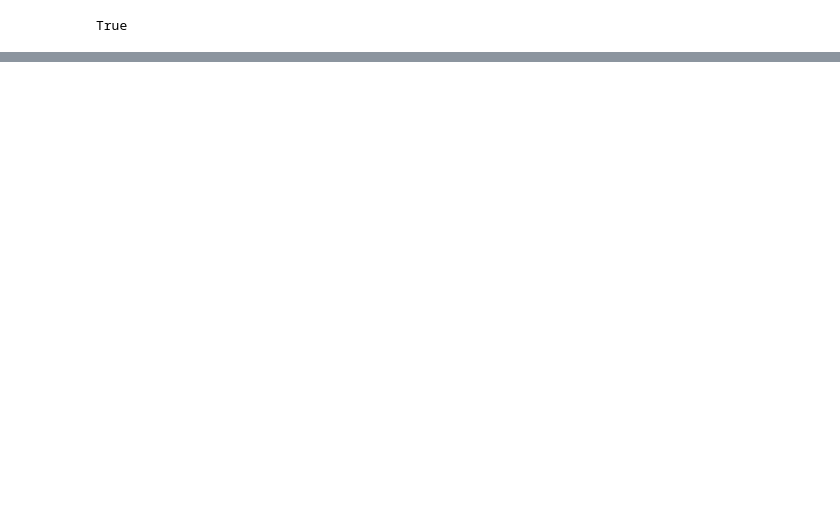
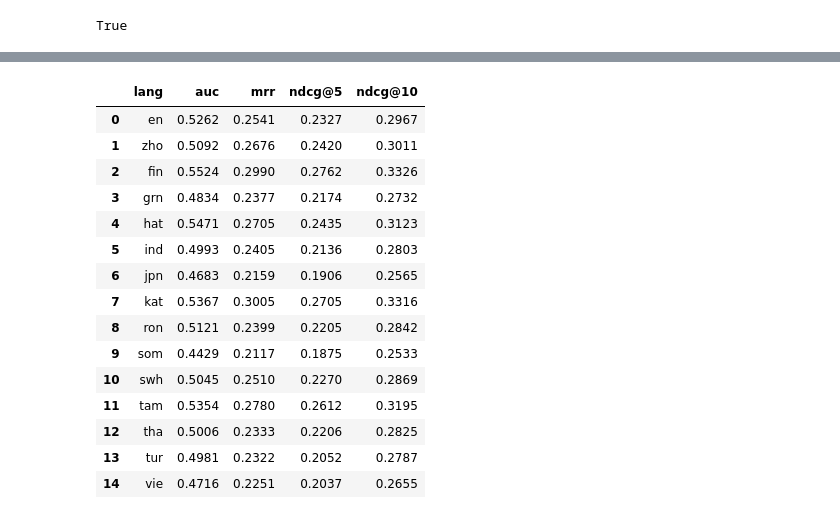
Before and after one commit to SepehrMohammady/MIND-Edge-Recommender, a Jupyter notebook: notebooks/MIND-Edge-Recommender.ipynb, the cells around one changed output, grey strips where cells are left out. Saved outputs shown, nothing was run; the diff lists cells and outputs as text; code cells hidden in the pictures; blank space fills up the shorter version.

```diff
--- a/notebooks/MIND-Edge-Recommender.ipynb
+++ b/notebooks/MIND-Edge-Recommender.ipynb
@@ -223,0 +205,5 @@ ax[0].legend(); plt.tight_layout(); plt.show()
+# %%
+abl = experiment.run_ablation(cfg, distill_epochs=DISTILL_EP,
+                             train_epochs=cfg["train"]["epochs"], max_train_impressions=TRAIN_IMPR)
+pd.DataFrame([{"init": "scratch", **abl["scratch"]},
+              {"init": "distilled", **abl["distilled_init"]}])[["init", "auc", "mrr", "ndcg@10"]]
@@ -223,0 +222,20 @@ ax[0].legend(); plt.tight_layout(); plt.show()
+# %%
+deploy = models["micro_nas"]
+experiment.eval_languages(cfg, deploy, max_impressions=EVAL_IMPR or 2000)
+# %% [output]
+|  | lang | auc | mrr | ndcg@5 | ndcg@10 |
+| 0 | en | 0.5262 | 0.2541 | 0.2327 | 0.2967 |
+| 1 | zho | 0.5092 | 0.2676 | 0.2420 | 0.3011 |
+| 2 | fin | 0.5524 | 0.2990 | 0.2762 | 0.3326 |
+| 3 | grn | 0.4834 | 0.2377 | 0.2174 | 0.2732 |
+| 4 | hat | 0.5471 | 0.2705 | 0.2435 | 0.3123 |
+| 5 | ind | 0.4993 | 0.2405 | 0.2136 | 0.2803 |
+| 6 | jpn | 0.4683 | 0.2159 | 0.1906 | 0.2565 |
+| 7 | kat | 0.5367 | 0.3005 | 0.2705 | 0.3316 |
+| 8 | ron | 0.5121 | 0.2399 | 0.2205 | 0.2842 |
+| 9 | som | 0.4429 | 0.2117 | 0.1875 | 0.2533 |
+| 10 | swh | 0.5045 | 0.2510 | 0.2270 | 0.2869 |
+| 11 | tam | 0.5354 | 0.2780 | 0.2612 | 0.3195 |
+| 12 | tha | 0.5006 | 0.2333 | 0.2206 | 0.2825 |
+| 13 | tur | 0.4981 | 0.2322 | 0.2052 | 0.2787 |
+| 14 | vie | 0.4716 | 0.2251 | 0.2037 | 0.2655 |
```
Also changed, not shown: parts of 55 cells of this notebook.
